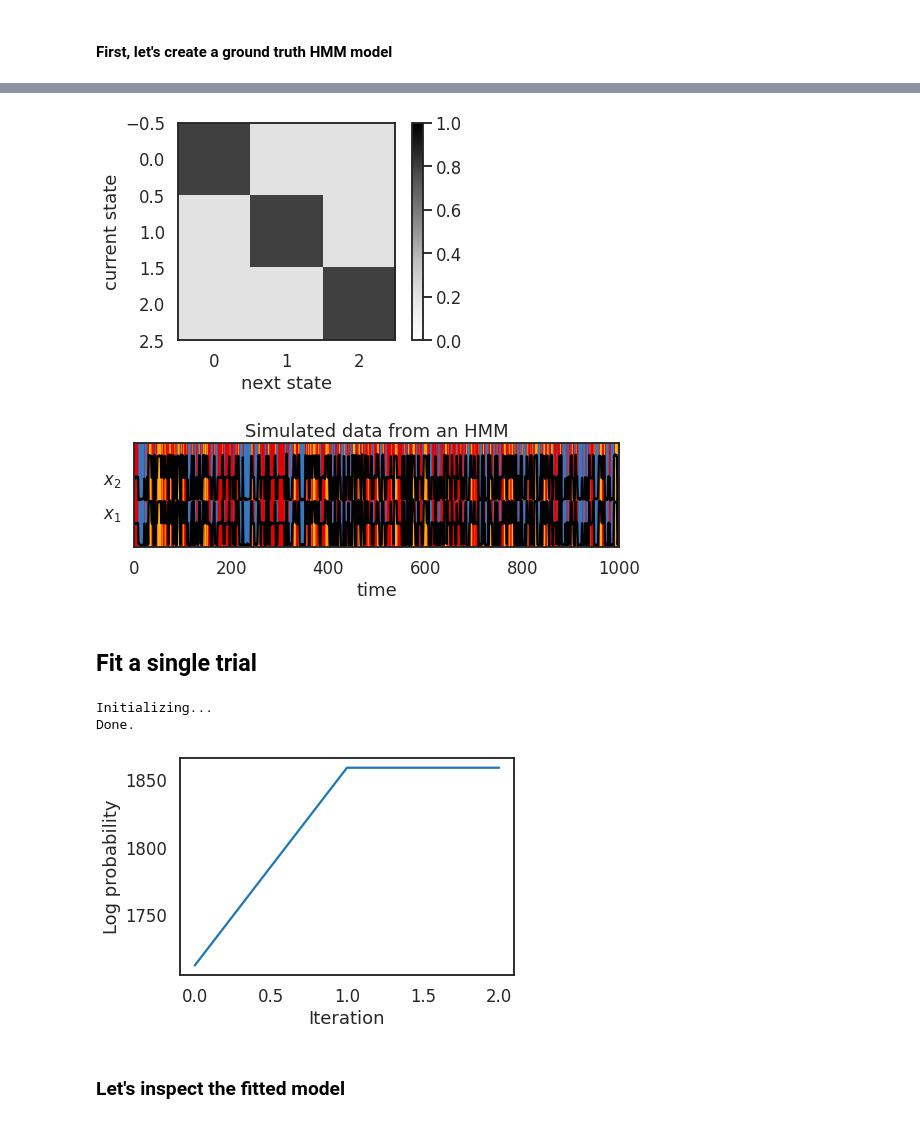
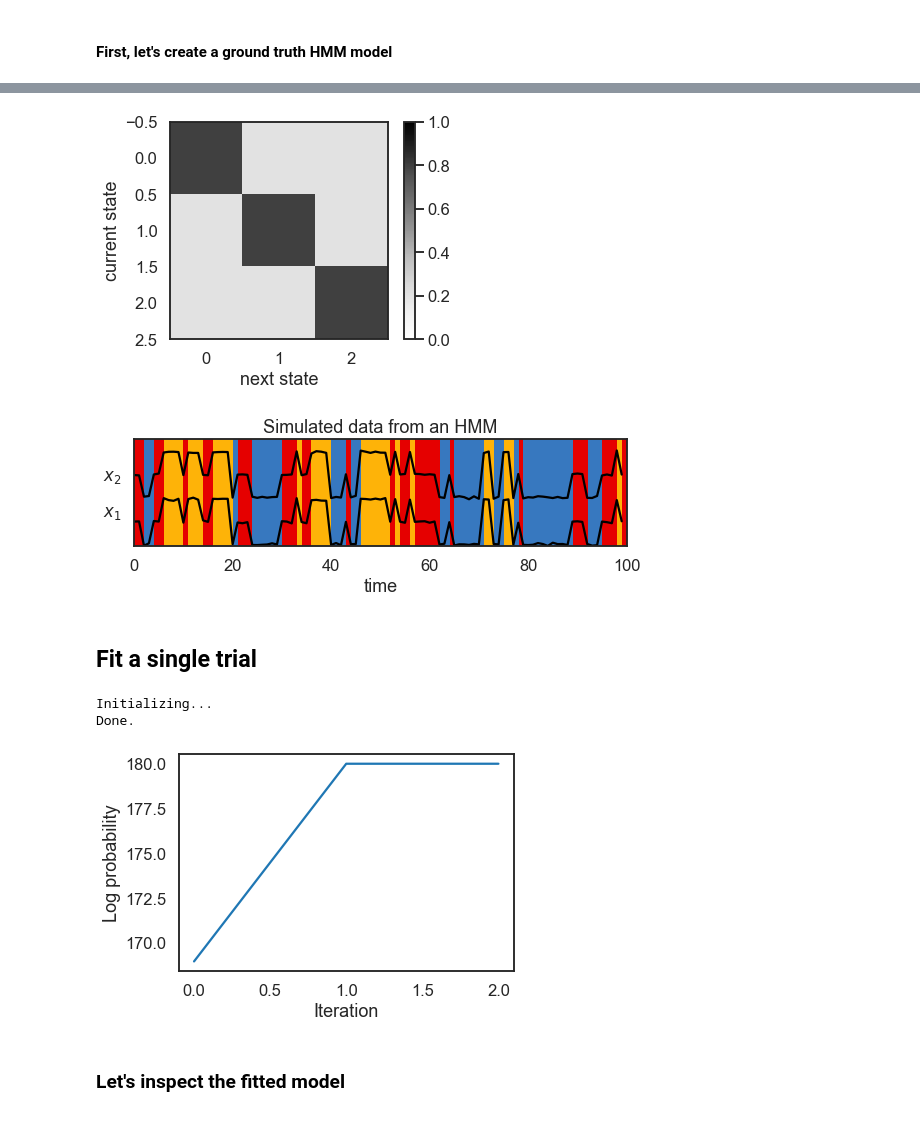
Before and after one commit to lindermanlab/ssm-jax, a Jupyter notebook: notebooks/gaussian-hmm-sticky-transitions-example.ipynb, the cells around one changed output, grey strips where cells are left out. Cells and saved outputs as stored; diff of their text form; code cells hidden in the pictures.

```diff
--- a/notebooks/gaussian-hmm-sticky-transitions-example.ipynb
+++ b/notebooks/gaussian-hmm-sticky-transitions-example.ipynb
@@ -110,7 +124,7 @@ true_hmm = GaussianHMM(
     emission_covariances=emission_covariance)
 
 # sample latent states, observations (data) from the model
-num_timesteps = 1000
+num_timesteps = 100
 states, data = true_hmm.sample(jr.PRNGKey(0), num_timesteps)
 
 # view the sampled data
@@ -121,5 +134,5 @@ WARNING:absl:No GPU/TPU found, falling back to CPU. (Set TF_CPP_MIN_LOG_LEVEL=0
-[figure, old version]
+[figure, new version]
-[figure, old version]
+[figure, new version]
 # %% [markdown]
 ## Fit a single trial
 # %%
@@ -144,7 +157,7 @@ plt.show()
 # %% [output]
 Initializing...
 Done.
-[figure, old version]
+[figure, new version]
 # %% [markdown]
 ### Let's inspect the fitted model
 # %%
```
Also changed, not shown: parts of 7 cells of this notebook, 6 other files.
